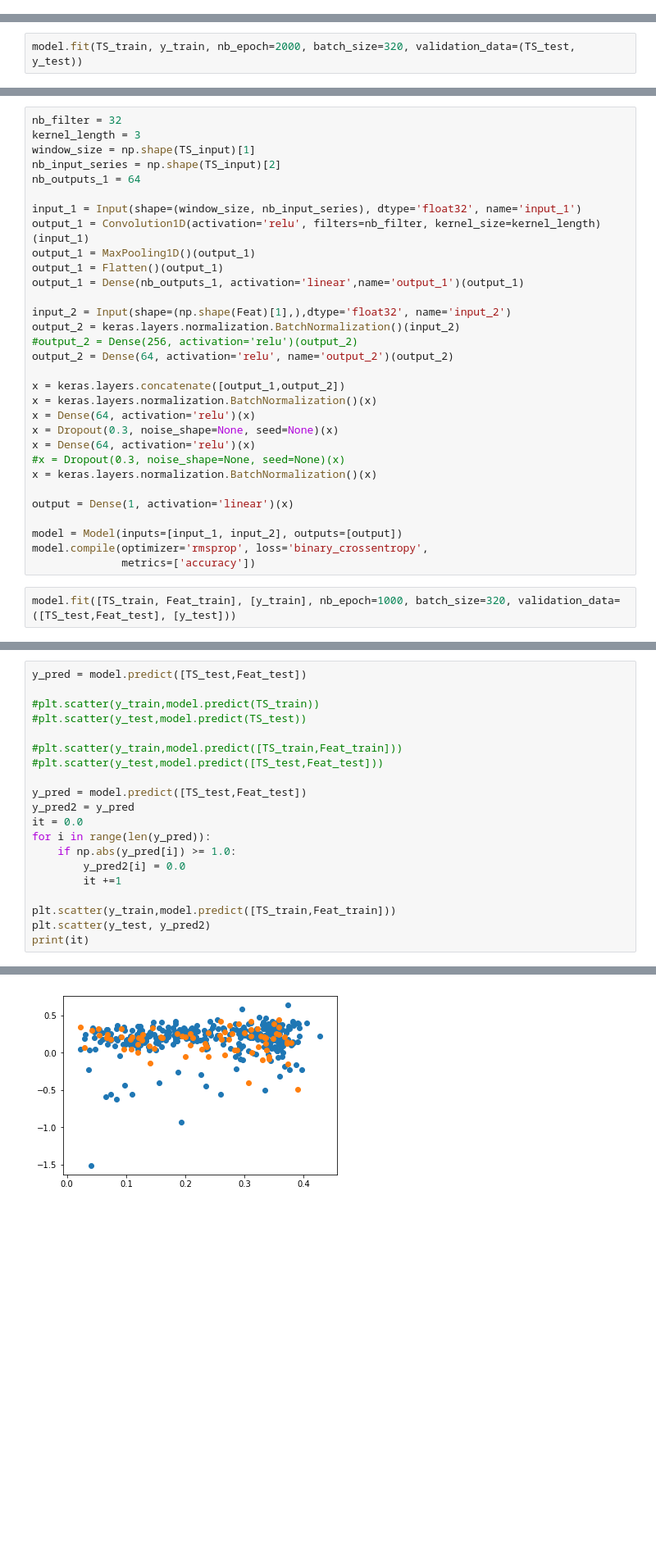
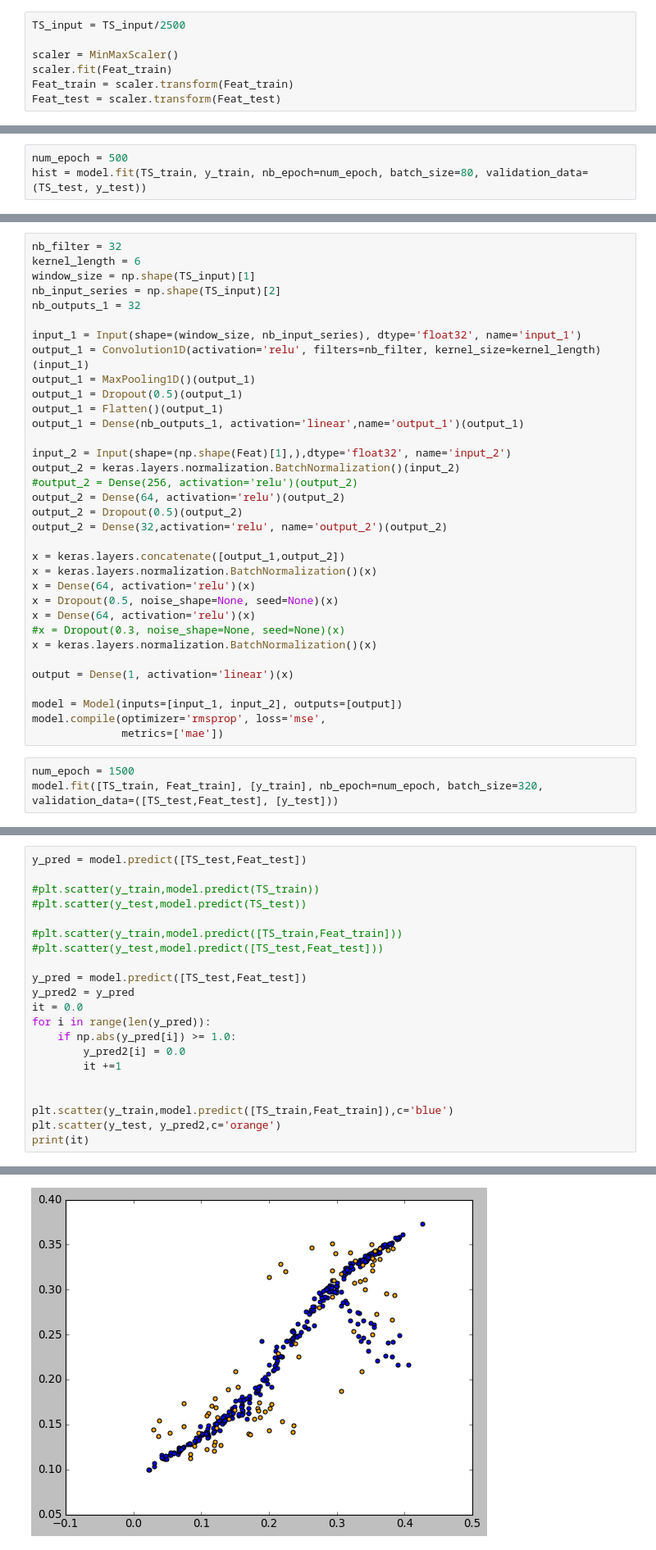
Before and after one commit to ivoPe/ippen_2018, a Jupyter notebook: IFPEN_test_persistenceCNN.ipynb, the cells around one changed output, grey strips where cells are left out. Shown: that part at 82% size. Saved outputs shown, nothing was run; the diff lists cells and outputs as text; blank space fills up the shorter version.

```diff
--- a/IFPEN_test_persistenceCNN.ipynb
+++ b/IFPEN_test_persistenceCNN.ipynb
@@ -262 +329,8 @@ TS_train, TS_test, Feat_train, Feat_test, y_train, y_test = train_test_split(TS_
+# %%
+TS_input = TS_input/2500
+
+scaler = MinMaxScaler()
+scaler.fit(Feat_train)
+Feat_train = scaler.transform(Feat_train)
+Feat_test = scaler.transform(Feat_test)
 # %% [markdown]
@@ -285,3 +363,4 @@ model.compile(loss='mse', optimizer='adam', metrics=['mae'])
 # %%
-model.fit(TS_train, y_train, nb_epoch=2000, batch_size=320, validation_data=(TS_test, y_test))
+num_epoch = 500
+hist = model.fit(TS_train, y_train, nb_epoch=num_epoch, batch_size=80, validation_data=(TS_test, y_test))
 # %% [output]
@@ -319,26 +416,29 @@ plt.scatter(y_test,np.ravel(model.predict(TS_test))-y_test)
 ### Model taking entropy curves for 1D CNN + features in a dense network
 # %%
 nb_filter = 32
-kernel_length = 3
+kernel_length = 6
 window_size = np.shape(TS_input)[1]
 nb_input_series = np.shape(TS_input)[2]
-nb_outputs_1 = 64
+nb_outputs_1 = 32
 
 input_1 = Input(shape=(window_size, nb_input_series), dtype='float32', name='input_1')
 output_1 = Convolution1D(activation='relu', filters=nb_filter, kernel_size=kernel_length)(input_1)
 output_1 = MaxPooling1D()(output_1)
+output_1 = Dropout(0.5)(output_1)
 output_1 = Flatten()(output_1)
 output_1 = Dense(nb_outputs_1, activation='linear',name='output_1')(output_1)
 
 input_2 = Input(shape=(np.shape(Feat)[1],),dtype='float32', name='input_2')
 output_2 = keras.layers.normalization.BatchNormalization()(input_2)
 #output_2 = Dense(256, activation='relu')(output_2)
-output_2 = Dense(64, activation='relu', name='output_2')(output_2)
+output_2 = Dense(64, activation='relu')(output_2)
+output_2 = Dropout(0.5)(output_2)
+output_2 = Dense(32,activation='relu', name='output_2')(output_2)
 
 x = keras.layers.concatenate([output_1,output_2])
 x = keras.layers.normalization.BatchNormalization()(x)
 x = Dense(64, activation='relu')(x)
-x = Dropout(0.3, noise_shape=None, seed=None)(x)
+x = Dropout(0.5, noise_shape=None, seed=None)(x)
 x = Dense(64, activation='relu')(x)
 #x = Dropout(0.3, noise_shape=None, seed=None)(x)
 x = keras.layers.normalization.BatchNormalization()(x)
@@ -346,9 +446,10 @@ x = keras.layers.normalization.BatchNormalization()(x)
 output = Dense(1, activation='linear')(x)
 
 model = Model(inputs=[input_1, input_2], outputs=[output])
-model.compile(optimizer='rmsprop', loss='binary_crossentropy',
-              metrics=['accuracy'])
+model.compile(optimizer='rmsprop', loss='mse',
+              metrics=['mae'])
 # %%
-model.fit([TS_train, Feat_train], [y_train], nb_epoch=1000, batch_size=320, validation_data=([TS_test,Feat_test], [y_test]))
+num_epoch = 1500
+model.fit([TS_train, Feat_train], [y_train], nb_epoch=num_epoch, batch_size=320, validation_data=([TS_test,Feat_test], [y_test]))
 # %% [output]
 Train on 320 samples, validate on 80 samples
@@ -386,7 +504,8 @@ for i in range(len(y_pred)):
         y_pred2[i] = 0.0
         it +=1
 
-plt.scatter(y_train,model.predict([TS_train,Feat_train]))
-plt.scatter(y_test, y_pred2)
+
+plt.scatter(y_train,model.predict([TS_train,Feat_train]),c='blue')
+plt.scatter(y_test, y_pred2,c='orange')
 print(it)
 # %% [output]
@@ -394,4 +513,4 @@ print(it)
-[figure, old version]
+[figure, new version]
 # %%
 #plt.scatter(y_train,np.ravel(model.predict(TS_train))-y_train)
 #plt.scatter(y_test,np.ravel(model.predict(TS_test))-y_test)
```
Also changed, not shown: parts of 17 cells of this notebook, 2 other files.
